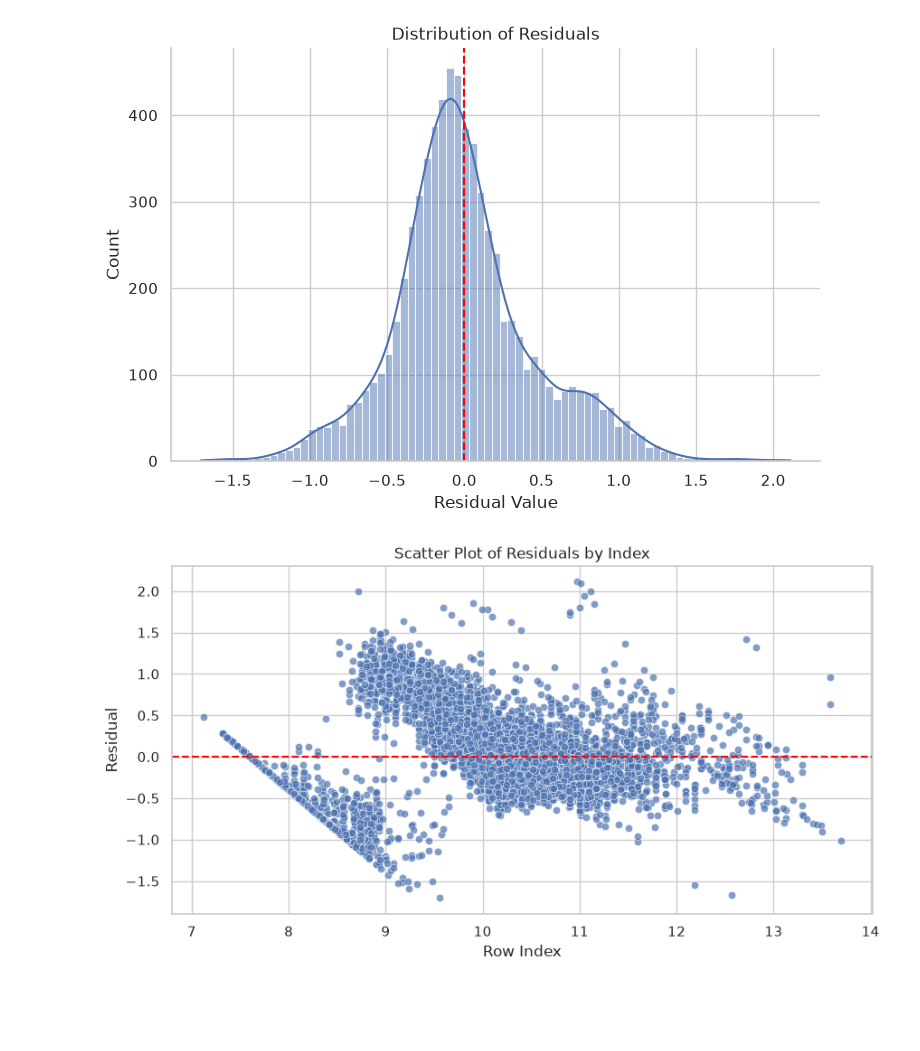
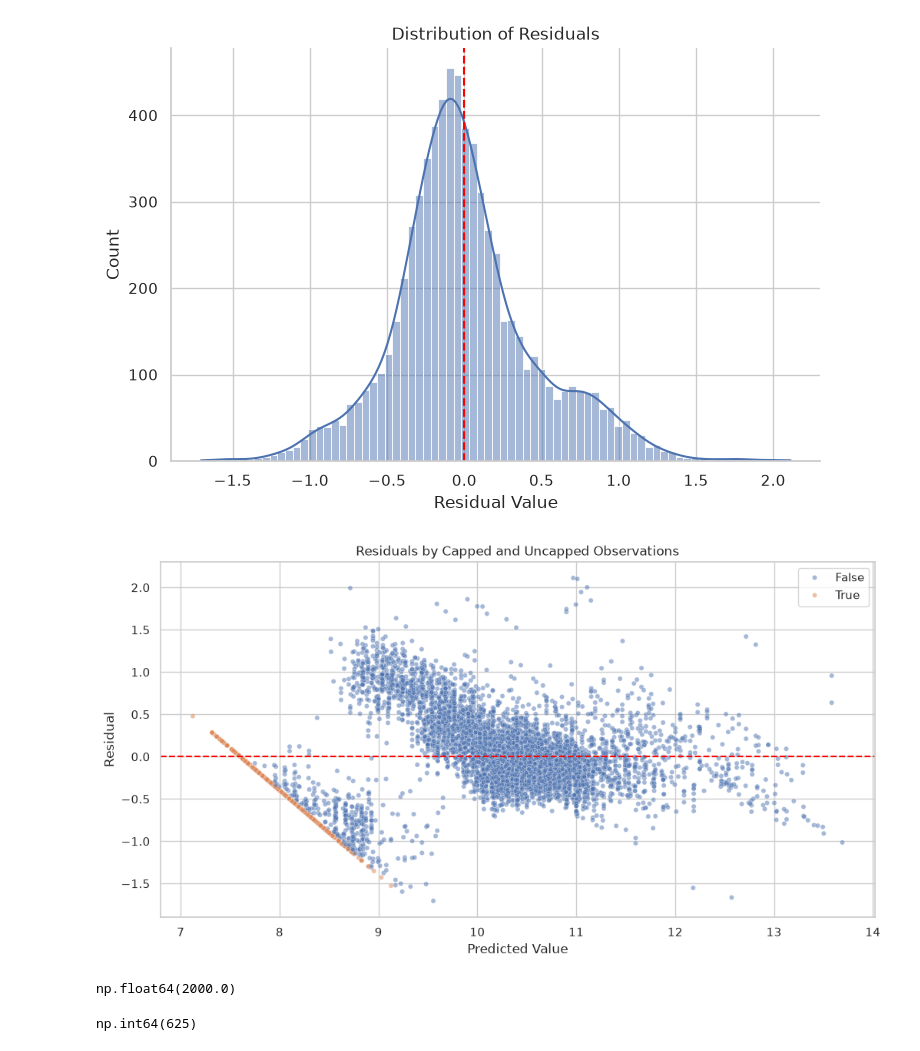
Before and after one commit to dangerpouse/zoomcamp---Machine-Learning, a Jupyter notebook: 02 - Regression/Full run using sklearn.ipynb, the cells around one changed output. Drawn from its saved outputs; the diff is of its cells as text; code cells hidden in the pictures; blank space fills up the shorter version.

```diff
--- a/02 - Regression/Full run using sklearn.ipynb
+++ b/02 - Regression/Full run using sklearn.ipynb
@@ -394,26 +394,41 @@ plt.xlabel("Residual Value")
 plt.show()
 # %% [output]
 [figure]
-# %%
-import matplotlib.pyplot as plt
-import seaborn as sns
-
-# Set the theme
-sns.set_theme(style="whitegrid")
-
-plt.figure(figsize=(10, 5))
-
-# Plot dataframe index vs residuals
-sns.scatterplot(data=df_res, x='pred', y="residual", alpha=0.7)
-
-# Add a horizontal baseline at y=0 (representing perfect predictions)
-plt.axhline(y=0, color="red", linestyle="--", linewidth=1.5)
-
-# Labels and title
-plt.xlabel("Row Index")
-plt.ylabel("Residual")
-plt.title("Scatter Plot of Residuals by Index")
-
-plt.show()
-# %% [output]
-[figure, removed]
+# %%
+cap = np.log1p(2000)
+df_res['capped'] =  np.isclose(df_res['obs'], cap)
+df_res.capped.sum()
+
+plt.figure(figsize=(12, 6))
+
+sns.scatterplot(
+    data=df_res,
+    x='pred',
+    y='residual',
+    hue='capped',
+    alpha=0.5,
+    s=20
+)
+
+plt.axhline(0, color='red', linestyle='--')
+
+x = np.linspace(df_res.pred.min(),
+                df_res.pred.max(), 100)
+
+plt.xlabel('Predicted Value')
+plt.ylabel('Residual')
+plt.title('Residuals by Capped and Uncapped Observations')
+plt.legend()
+plt.show()
+# %% [output]
+[figure, added]
+# %%
+np.expm1(df_res.obs.min())
+# %% [output]
+np.float64(2000.0)
+# %%
+cap = np.log1p(2000)
+df_res['capped'] =  np.isclose(df_res['obs'], cap)
+df_res.capped.sum()
+# %% [output]
+np.int64(625)
```
Also changed, not shown: parts of 2 cells of this notebook.
